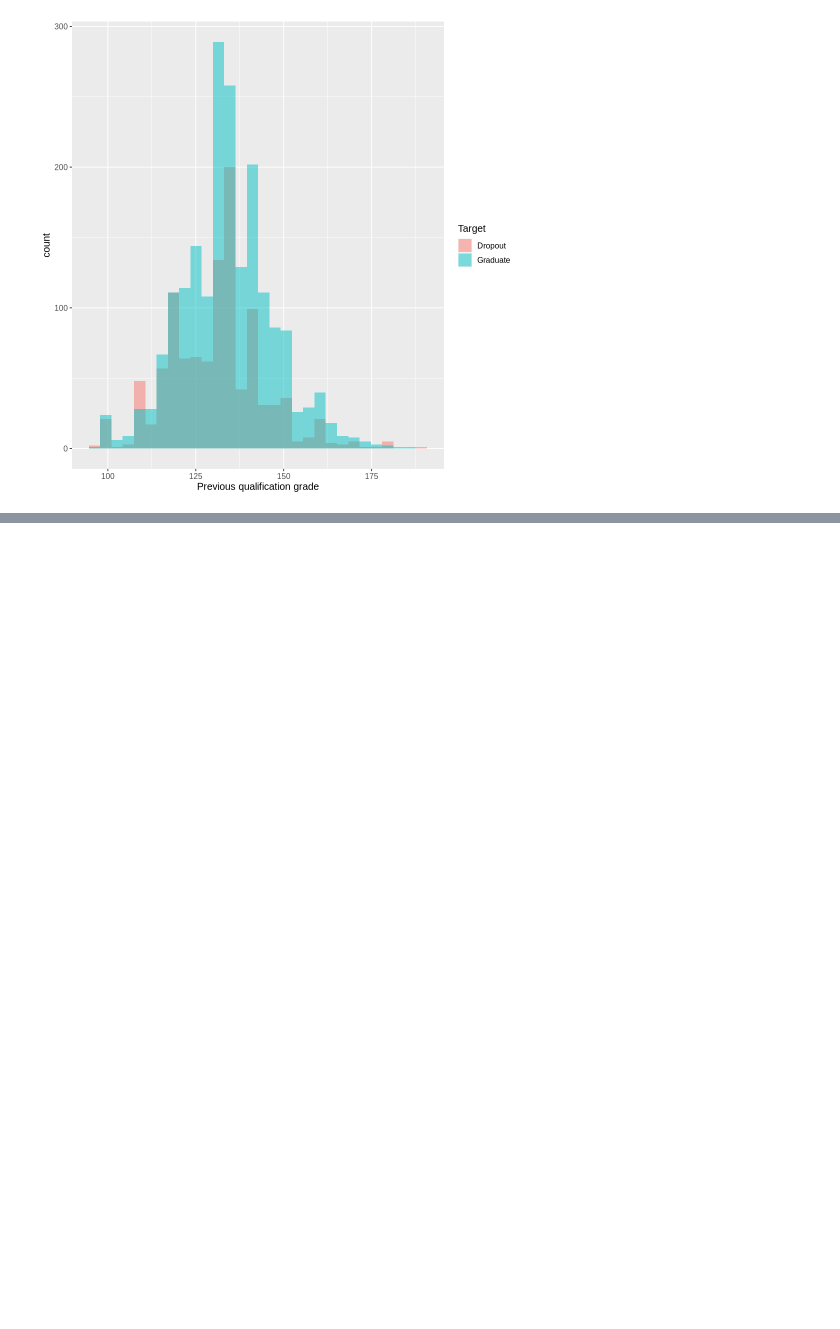
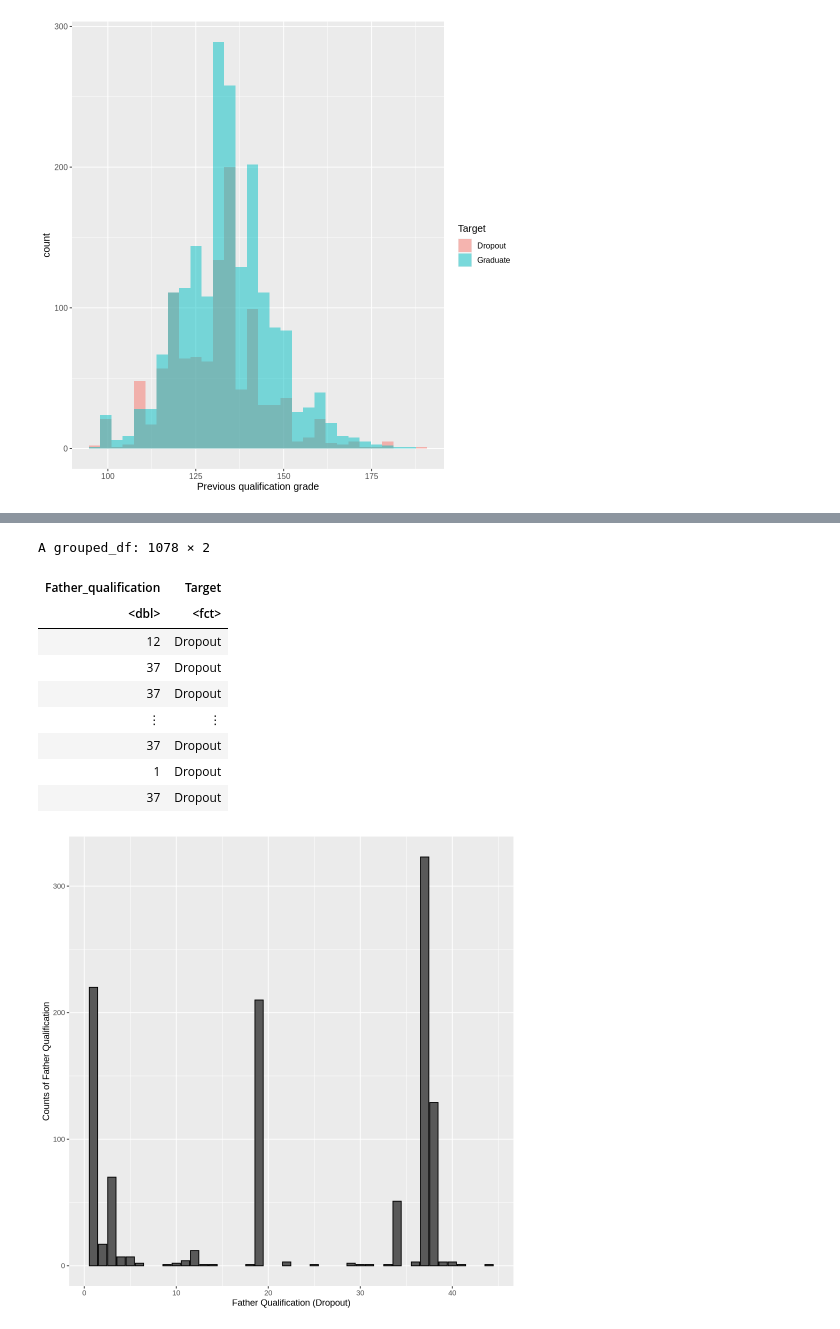
Before and after one commit to jternier/dsci_100_project, a Jupyter notebook: tidy_data/tidy_data.ipynb, the cells around one changed output, grey strips where cells are left out. Drawn from its saved outputs; the diff is of its cells as text; code cells hidden in the pictures; blank space fills up the shorter version.

```diff
--- a/tidy_data/tidy_data.ipynb
+++ b/tidy_data/tidy_data.ipynb
@@ -100,0 +176,25 @@ grade_plot
+# %%
+father_Dropout_data <- tidy_data |>
+select(Father_qualification, Target)|>
+group_by(Target) |>
+filter(Target == "Dropout")
+father_Dropout_data
+
+father_Dropout_Graph <- father_Dropout_data |>
+ggplot(aes(x = Father_qualification))+
+geom_bar(color = 'Black')+
+xlab("Father Qualification (Dropout)")+
+ylab("Counts of Father Qualification")
+father_Dropout_Graph
+# %% [output]
+A grouped_df: 1078 × 2
+| Father_qualification | Target |
+| <dbl> | <fct> |
+| 12 | Dropout |
+| 37 | Dropout |
+| 37 | Dropout |
+| ⋮ | ⋮ |
+| 37 | Dropout |
+| 1 | Dropout |
+| 37 | Dropout |
+[figure, added]
```
Also changed, not shown: parts of 8 cells of this notebook.
